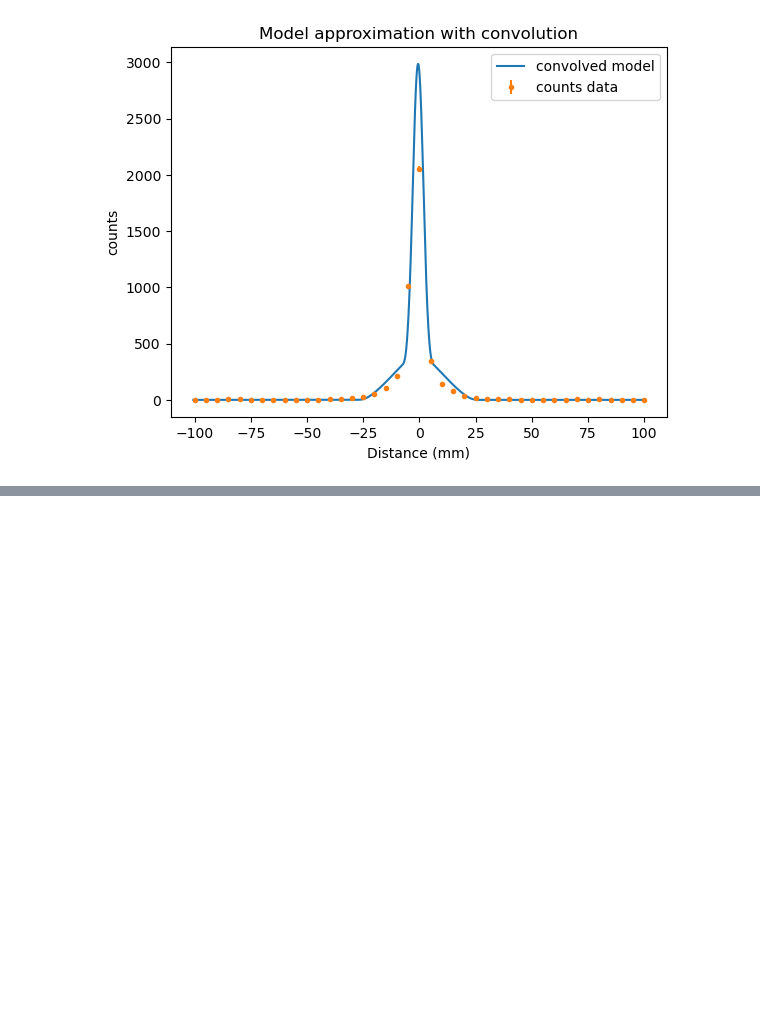
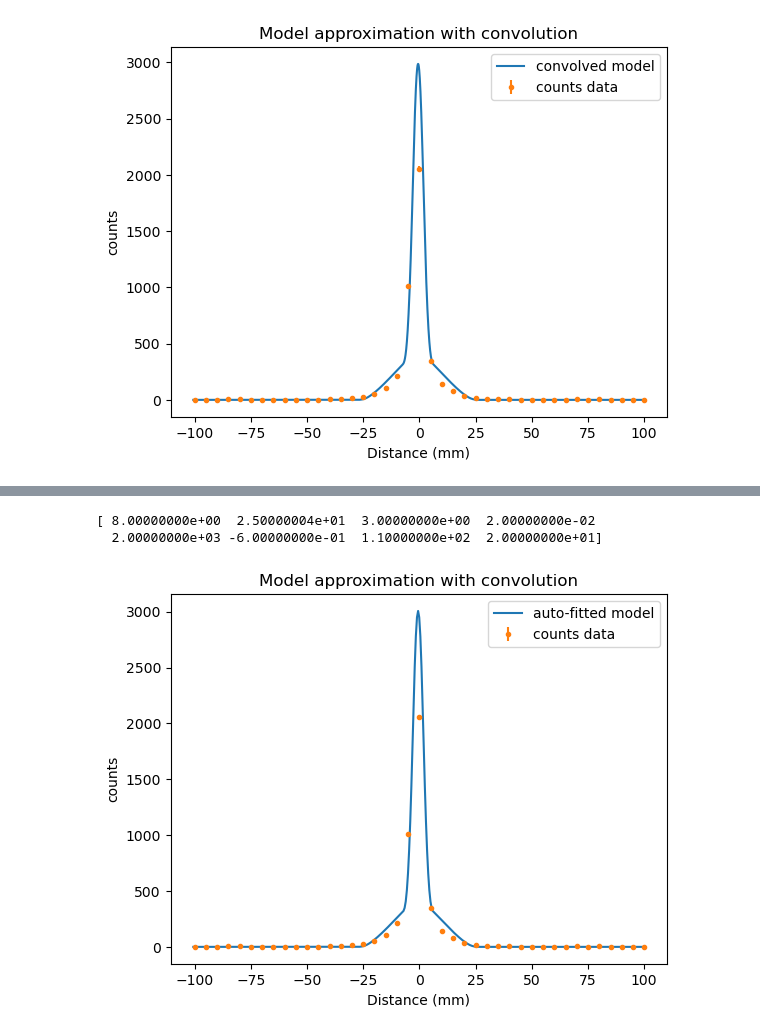
Before and after one commit to MarkZhit/PHYS409-PET, a Jupyter notebook: ModelDefinition.ipynb, the cells around one changed output, grey strips where cells are left out. Drawn from its saved outputs; the diff is of its cells as text; code cells hidden in the pictures; blank space fills up the shorter version.

```diff
--- a/ModelDefinition.ipynb
+++ b/ModelDefinition.ipynb
@@ -626,0 +629,38 @@ plt.show()
+# %%
+dist_array, counts_array, ucounts_array = m.readLineScan("./data/rando measurements/Jan 19, 2026, 3_51 PM, Scan1, 0_0 Deg, w_8mm,translate200mm.dat")
+# print(min(ucounts_array))
+ucounts_array = np.array(ucounts_array)
+mask = ucounts_array > 0
+filtered_arr = ucounts_array[mask]
+min_ucount = np.min(filtered_arr)
+
+ucounts_array = np.where(ucounts_array == 0, min_ucount, ucounts_array)
+# print(min(ucounts_array))
+# trying autofitting:
+initial_guess = [8,25,3,0.02,2000,-0.6, 110,20]
+lower_bounds = [7.5,15, 1, 0.001, 100, -5, 50, 19.9]
+upper_bounds = [8.5,50, 4, 0.1, 5000, 5, 150, 21.1]
+bounds = (lower_bounds, upper_bounds)
+
+
+popt, pcov = curve_fit(m.doubleSlitModelConvoluted, dist_array, counts_array, p0=initial_guess, bounds=bounds, sigma=ucounts_array, absolute_sigma=True)
+
+print(popt)
+
+Xarr = np.arange(start=-100 + x0,stop=100 + x0,step=0.5)
+fitModel = m.doubleSlitModelConvoluted(Xarr, *popt)
+
+
+plt.figure()
+plt.plot(Xarr, fitModel, label=f"auto-fitted model")
+plt.errorbar(dist_array, counts_array, yerr=ucounts_array, fmt='.', label=f"counts data")
+plt.title("Model approximation with convolution")
+plt.xlabel("Distance (mm)")
+plt.ylabel("counts")
+plt.legend()
+plt.savefig("./figures/Autfitted linescan model - with convolution, compared to 200m widescan.png")
+plt.show()
+# %% [output]
+[ 8.00000000e+00  2.50000004e+01  3.00000000e+00  2.00000000e-02
+  2.00000000e+03 -6.00000000e-01  1.10000000e+02  2.00000000e+01]
+[figure, added]
```
Also changed, not shown: parts of 1 cell of this notebook, 4 other files.
